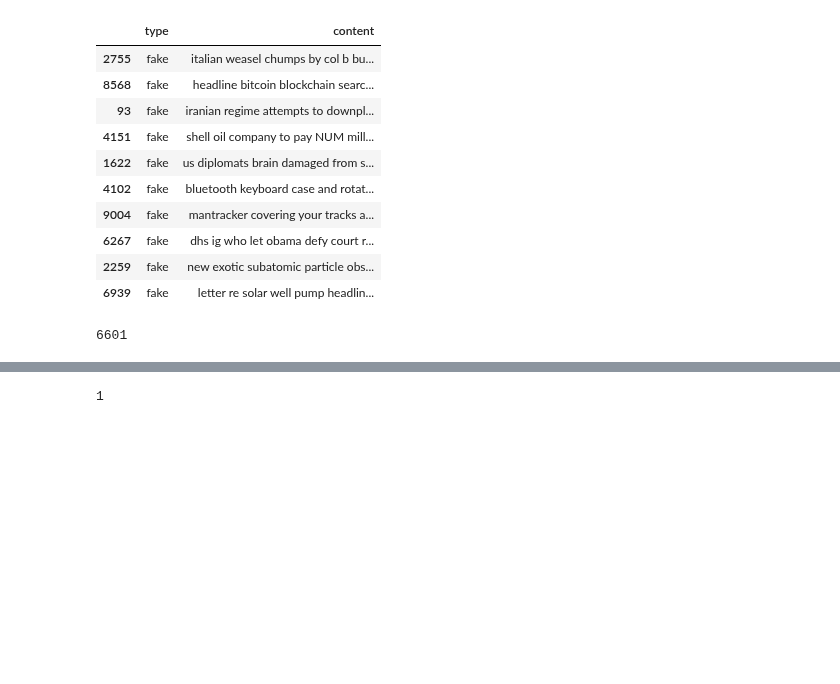
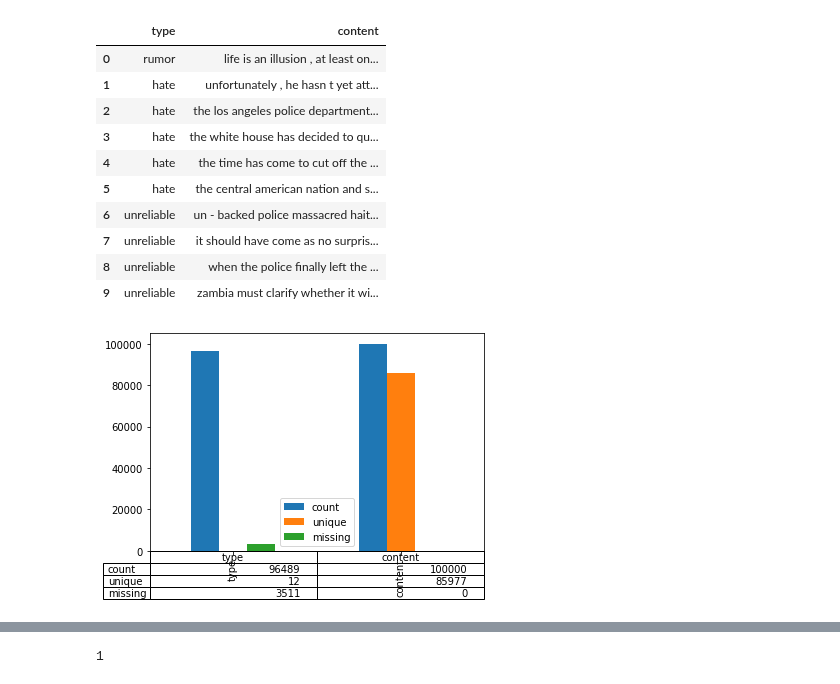
Before and after one commit to SystemOut1324/Datascience_Final_Project, a Jupyter notebook: Appendix/Manual/Setup_predictive_modelling_Daniel.ipynb, the cells around one changed output, grey strips where cells are left out. Cells and saved outputs as stored; diff of their text form; code cells hidden in the pictures; blank space fills up the shorter version.

```diff
--- a/Appendix/Manual/Setup_predictive_modelling_Daniel.ipynb
+++ b/Appendix/Manual/Setup_predictive_modelling_Daniel.ipynb
@@ -5,33 +5,3 @@ import numpy as np
 import sklearn
 import pyodbc
 import spacy
-# %%
-# Read csv-file
-filepath = '../Data_git_ignore/ml_dataset.csv'
-df = pd.read_csv(filepath, index_col = [0])
-df.head(10)
-# %% [output]
-|  | type | content |
-| 2755 | fake | italian weasel chumps by col b bu... |
-| 8568 | fake | headline bitcoin blockchain searc... |
-| 93 | fake | iranian regime attempts to downpl... |
-| 4151 | fake | shell oil company to pay NUM mill... |
-| 1622 | fake | us diplomats brain damaged from s... |
-| 4102 | fake | bluetooth keyboard case and rotat... |
-| 9004 | fake | mantracker covering your tracks a... |
-| 6267 | fake | dhs ig who let obama defy court r... |
-| 2259 | fake | new exotic subatomic particle obs... |
-| 6939 | fake | letter re solar well pump headlin... |
-# %%
-# max size for each category
-max_size = 500
-
-# Set limit to always work
-if df['type'].value_counts().min() > max_size:
-    size = max_size
-else:
-    size = df['type'].value_counts().min()
-
-spam = pd.concat( [df.loc[df['type'] == 'fake'].head(size), df.loc[df['type'] == 'reliable'].head(size)] )
-# %% [output]
-6601
@@ -45,0 +8,34 @@ spam = pd.concat( [df.loc[df['type'] == 'fake'].head(size), df.loc[df['type'] ==
+# %%
+# Read csv-file
+filepath = '../Data_git_ignore/ml_dataset.csv'
+# filepath = '../Data_git_ignore/clean-100k.csv'
+df = pd.read_csv(filepath, index_col = [0])
+
+df = df[['type', 'content']]
+
+
+# Calculating number: count, unique for each column
+describe_df = df.describe(include=[np.object]).head(2)
+
+# Calculating number: NaN for each column
+nan_df = df.isna().sum()
+
+# Create one df
+describe_df.loc['missing'] = nan_df
+# plot
+describe_df.T.plot(kind='bar',  table=True)
+describe_df # just display numbers
+df.head(10)
+# %% [output]
+|  | type | content |
+| 0 | rumor | life is an illusion , at least on... |
+| 1 | hate | unfortunately , he hasn t yet att... |
+| 2 | hate | the los angeles police department... |
+| 3 | hate | the white house has decided to qu... |
+| 4 | hate | the time has come to cut off the ... |
+| 5 | hate | the central american nation and s... |
+| 6 | unreliable | un - backed police massacred hait... |
+| 7 | unreliable | it should have come as no surpris... |
+| 8 | unreliable | when the police finally left the ... |
+| 9 | unreliable | zambia must clarify whether it wi... |
+[figure, added]
```
Also changed, not shown: parts of 29 cells of this notebook.
